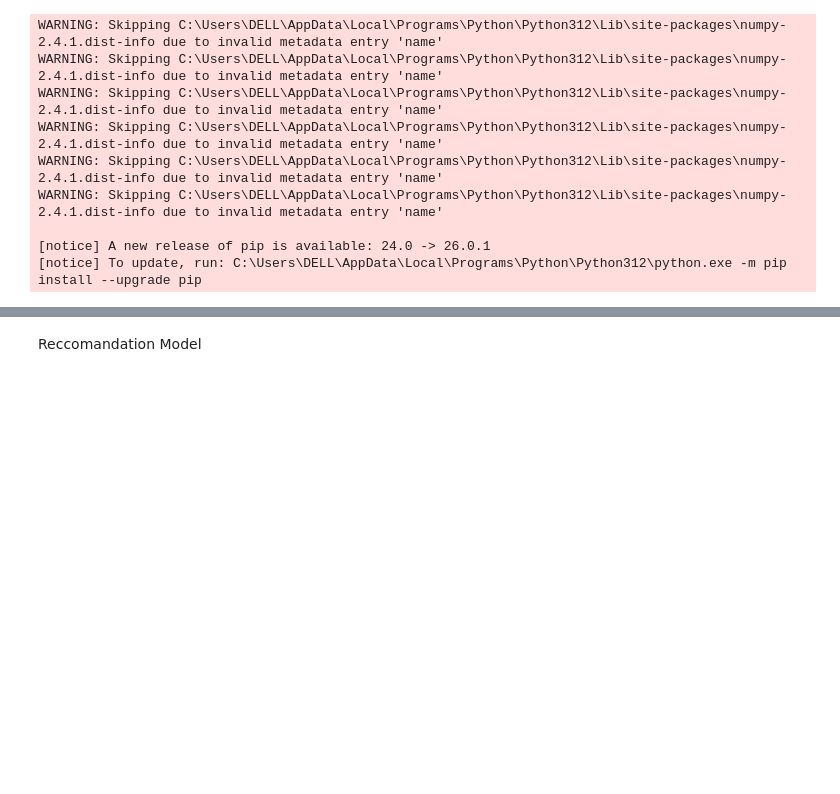
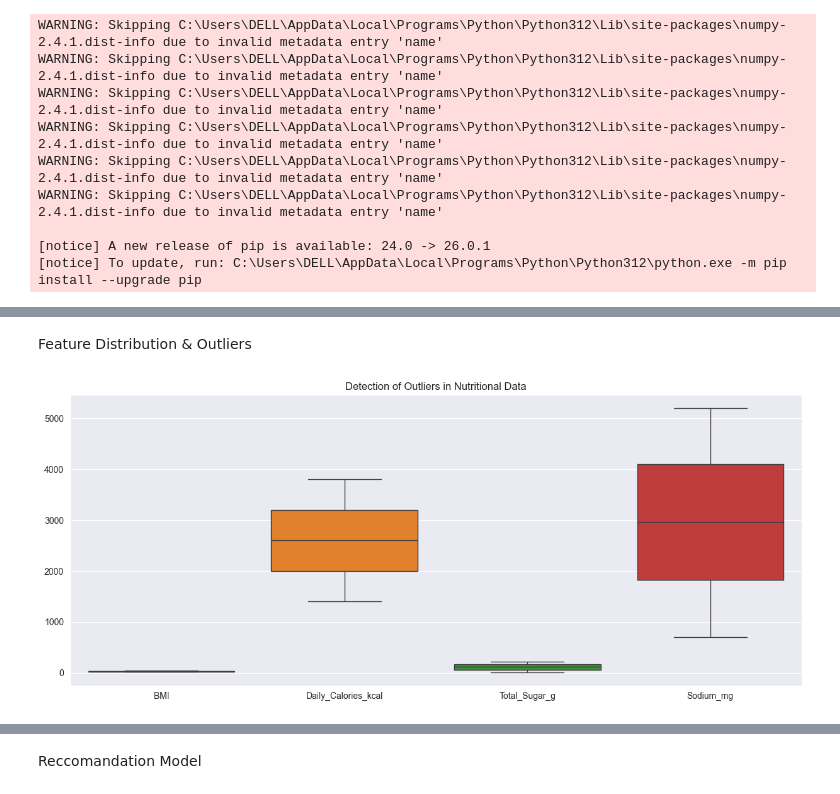
Before and after one commit to ThinethW/NutriScanner, a Jupyter notebook: health-risk-recommendations/research/models/expanded_daraset_training.ipynb, the cells around one changed output, grey strips where cells are left out. Cells and saved outputs as stored; diff of their text form; code cells hidden in the pictures; blank space fills up the shorter version.

```diff
--- a/health-risk-recommendations/research/models/expanded_daraset_training.ipynb
+++ b/health-risk-recommendations/research/models/expanded_daraset_training.ipynb
@@ -25,0 +110,10 @@ WARNING: Skipping C:\Users\DELL\AppData\Local\Programs\Python\Python312\Lib\site
+# %% [markdown]
+Feature Distribution & Outliers
+# %%
+# Checking for outliers in key metrics
+plt.figure(figsize=(15, 6))
+sns.boxplot(data=df[["BMI", "Daily_Calories_kcal", "Total_Sugar_g", "Sodium_mg"]])
+plt.title("Detection of Outliers in Nutritional Data")
+plt.show()
+# %% [output]
+[figure, added]
```
Also changed, not shown: parts of 15 cells of this notebook.
